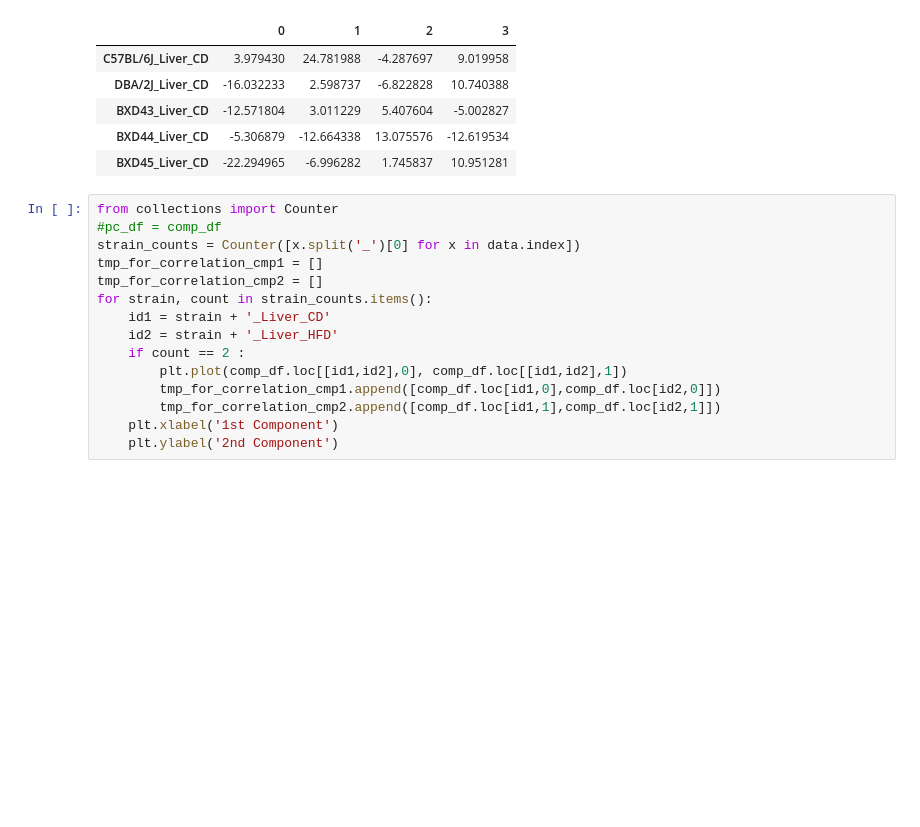
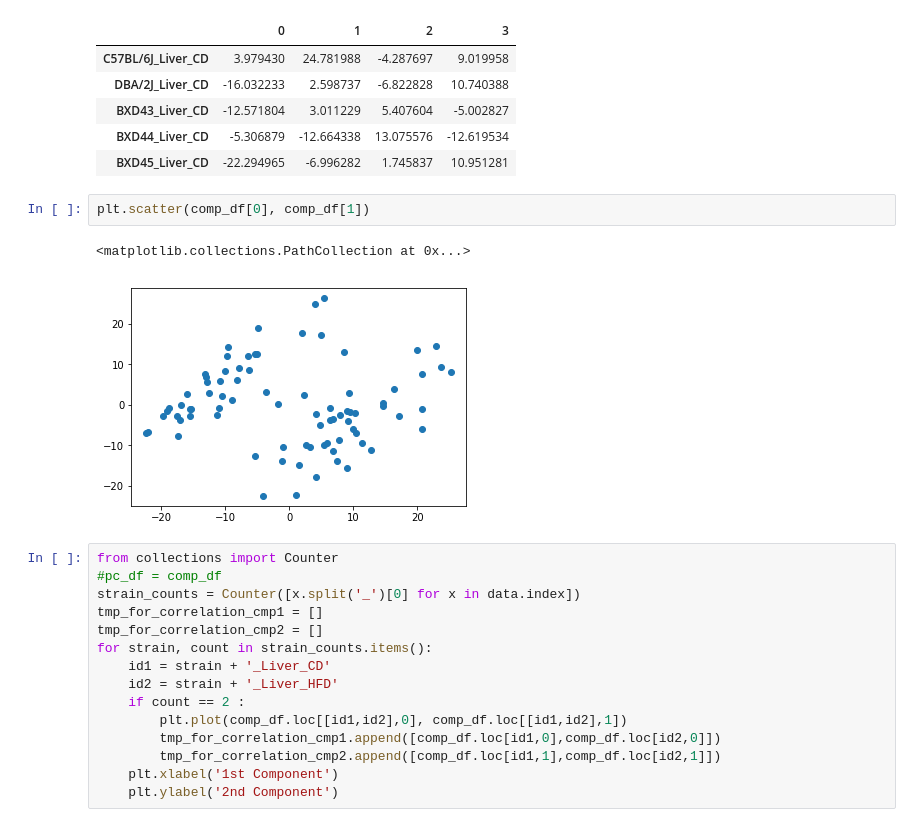
Before and after one commit to Osrip/Integrated_Bioinformatics, a Jupyter notebook: IntegratedBioinformatics/notebooks/Day7_Unsupervised_ML.ipynb, the cells around one changed output. Saved outputs shown, nothing was run; the diff lists cells and outputs as text; blank space fills up the shorter version.

```diff
--- a/IntegratedBioinformatics/notebooks/Day7_Unsupervised_ML.ipynb
+++ b/IntegratedBioinformatics/notebooks/Day7_Unsupervised_ML.ipynb
@@ -220,6 +220,11 @@ comp_df.head()
 | BXD43_Liver_CD | -12.571804 | 3.011229 | 5.407604 | -5.002827 |
 | BXD44_Liver_CD | -5.306879 | -12.664338 | 13.075576 | -12.619534 |
 | BXD45_Liver_CD | -22.294965 | -6.996282 | 1.745837 | 10.951281 |
+# %%
+plt.scatter(comp_df[0], comp_df[1])
+# %% [output]
+<matplotlib.collections.PathCollection at 0x...>
+[figure, added]
 # %%
 from collections import Counter
 #pc_df = comp_df
```
Also changed, not shown: parts of 15 cells of this notebook.
